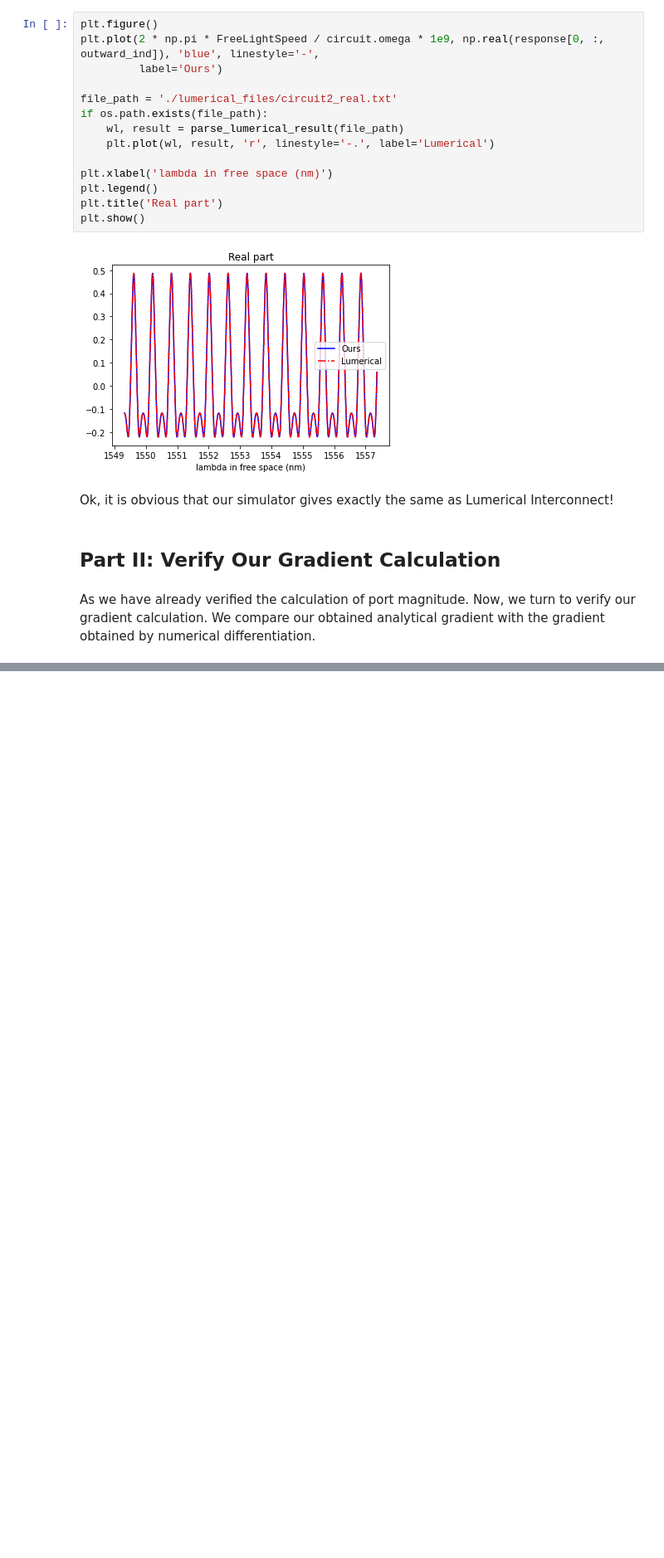
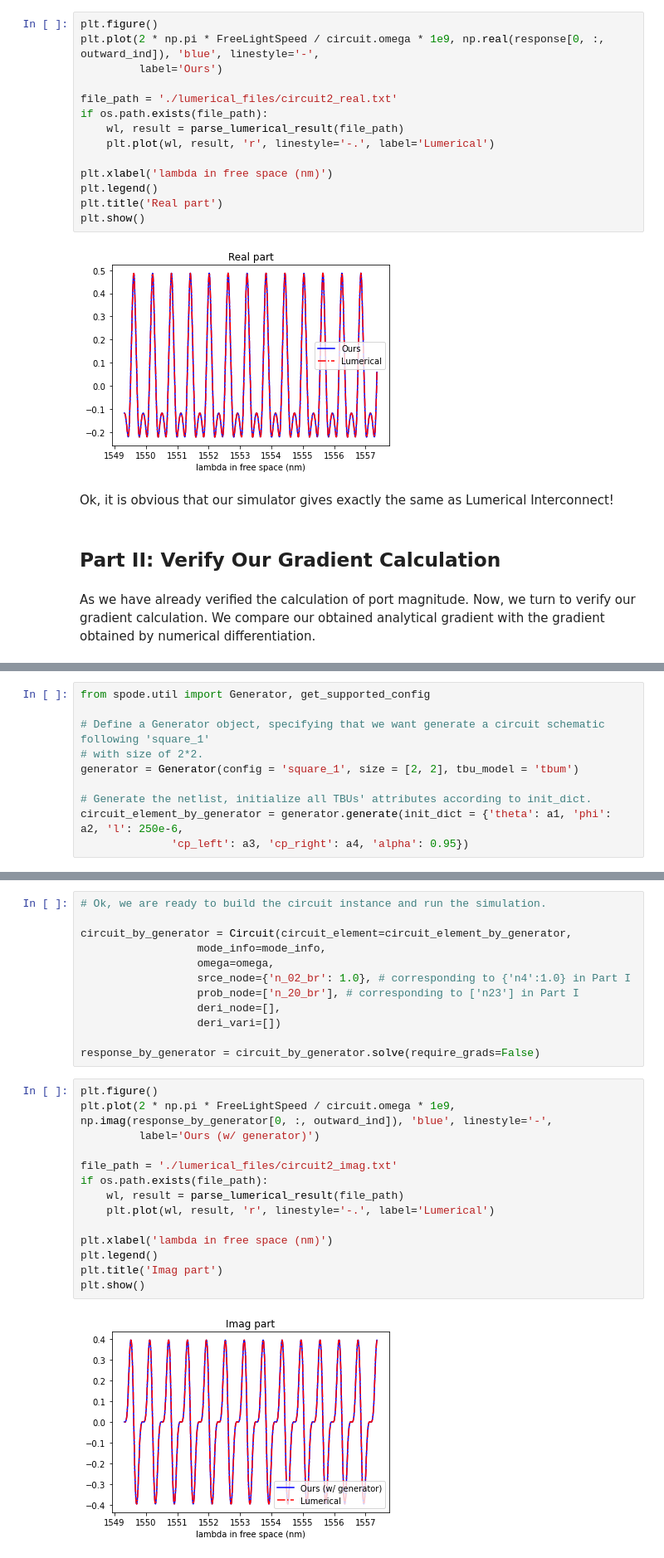
Before and after one commit to zhengqigao/spode, a Jupyter notebook: tutorials/lesson2_verify_2by2_mesh/main.ipynb, the cells around one changed output, grey strips where cells are left out. Shown at 83% size. Cells and saved outputs as stored; diff of their text form; blank space fills up the shorter version.

Commit message:
version 0.0.4, support automatic generate square mesh

```diff
--- a/tutorials/lesson2_verify_2by2_mesh/main.ipynb
+++ b/tutorials/lesson2_verify_2by2_mesh/main.ipynb
@@ -217,0 +206,10 @@ Mean(numerical_grad)=1.678e-01
+# %%
+from spode.util import Generator, get_supported_config
+
+# Define a Generator object, specifying that we want generate a circuit schematic following 'square_1'
+# with size of 2*2.
+generator = Generator(config = 'square_1', size = [2, 2], tbu_model = 'tbum')
+
+# Generate the netlist, initialize all TBUs' attributes according to init_dict.
+circuit_element_by_generator = generator.generate(init_dict = {'theta': a1, 'phi': a2, 'l': 250e-6,
+              'cp_left': a3, 'cp_right': a4, 'alpha': 0.95})
@@ -217,0 +255,28 @@ Mean(numerical_grad)=1.678e-01
+# %%
+# Ok, we are ready to build the circuit instance and run the simulation.
+
+circuit_by_generator = Circuit(circuit_element=circuit_element_by_generator,
+                  mode_info=mode_info,
+                  omega=omega,
+                  srce_node={'n_02_br': 1.0}, # corresponding to {'n4':1.0} in Part I
+                  prob_node=['n_20_br'], # corresponding to ['n23'] in Part I
+                  deri_node=[],
+                  deri_vari=[])
+
+response_by_generator = circuit_by_generator.solve(require_grads=False)
+# %%
+plt.figure()
+plt.plot(2 * np.pi * FreeLightSpeed / circuit.omega * 1e9, np.imag(response_by_generator[0, :, outward_ind]), 'blue', linestyle='-',
+         label='Ours (w/ generator)')
+
+file_path = './lumerical_files/circuit2_imag.txt'
+if os.path.exists(file_path):
+    wl, result = parse_lumerical_result(file_path)
+    plt.plot(wl, result, 'r', linestyle='-.', label='Lumerical')
+
+plt.xlabel('lambda in free space (nm)')
+plt.legend()
+plt.title('Imag part')
+plt.show()
+# %% [output]
+[figure, added]
```
Also changed, not shown: parts of 12 cells of this notebook, 7 other files.
